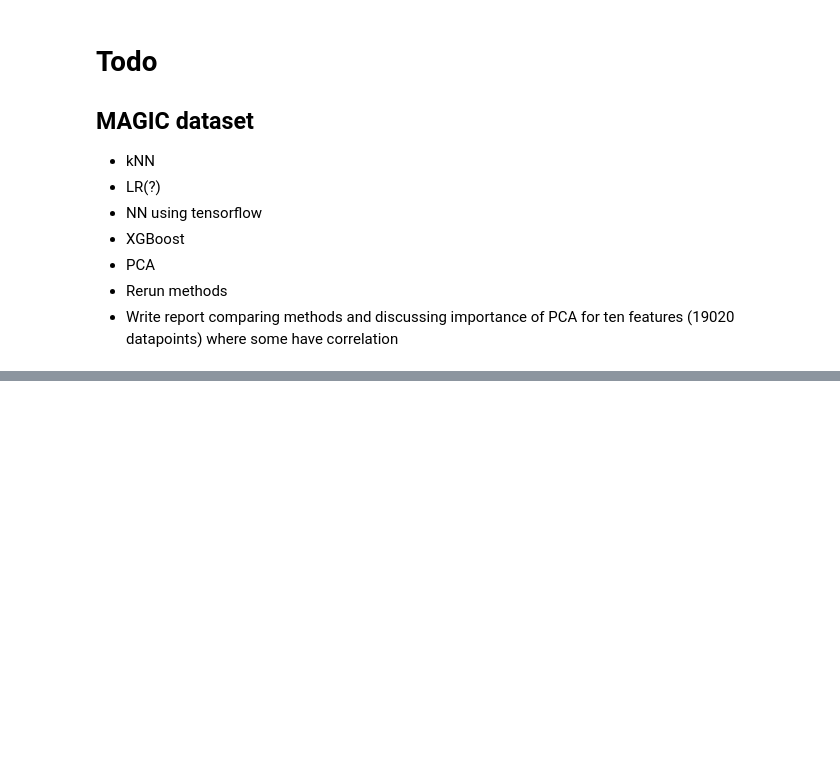
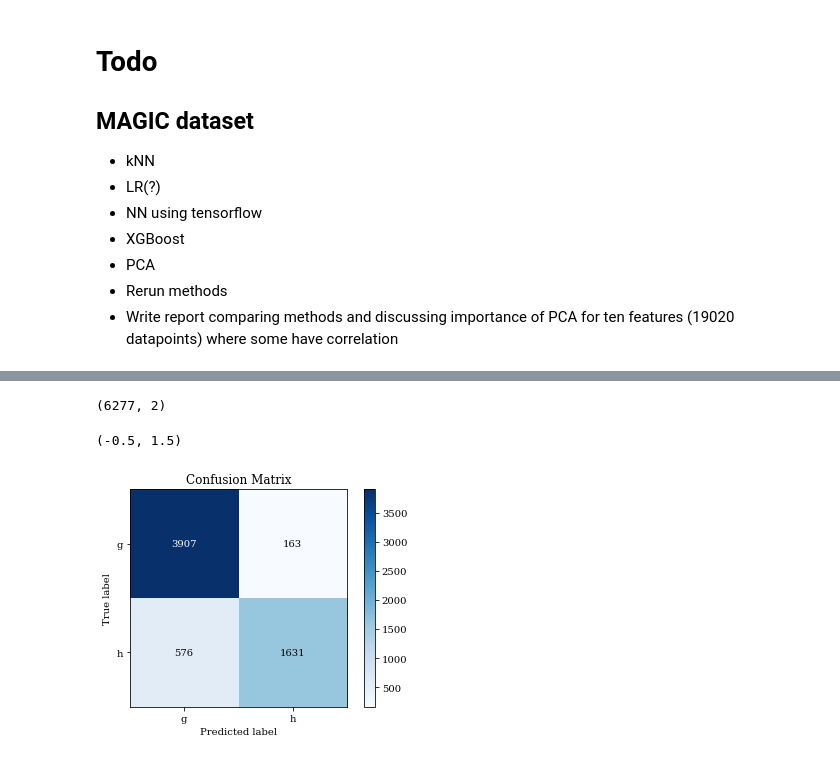
Before and after one commit to liseanh/FYS-STK4155-project3, a Jupyter notebook: Exploring data.ipynb, the cells around one changed output, grey strips where cells are left out. Cells and saved outputs as stored; diff of their text form; code cells hidden in the pictures; blank space fills up the shorter version.

```diff
--- a/Exploring data.ipynb
+++ b/Exploring data.ipynb
@@ -170,0 +176,12 @@ Best k = 5
+# %%
+X_train_split, X_validation, y_train_split, y_validation = sklms.train_test_split(
+    X_train, y_train, test_size=0.1
+)
+X_train_split = X_train_split.to_numpy()
+X_validation = X_validation.to_numpy()
+
+y_train_split = y_train_split.to_numpy()
+
+y_validation = y_validation.to_numpy()
+
+print(y_validation.shape, y_train_split.shape, X_validation.shape, X_train_split.shape)
@@ -170,0 +191,21 @@ Best k = 5
+# %%
+model = tf.keras.models.Sequential(
+    [
+        tf.keras.layers.Dense(200, activation="relu"),
+        tf.keras.layers.Dropout(0.2),
+        tf.keras.layers.Dense(100, activation="relu"),
+        tf.keras.layers.Dropout(0.2),
+        tf.keras.layers.Dense(2, activation="softmax"),
+    ]
+)
+model.compile(
+    optimizer="adam", loss="categorical_crossentropy",
+)
+
+model.fit(
+    X_train_split,
+    y_train_split,
+    epochs=50,
+    batch_size=200,
+    validation_data=(X_validation, y_validation),
+)
@@ -170,0 +232,15 @@ Best k = 5
+# %%
+y_pred_nn = model.predict_classes(X_test.to_numpy()).reshape(-1, 1)
+y_pred_nn = np.append(y_pred_nn == 0, y_pred_nn == 1, axis=1).astype(np.int)
+print(y_pred_nn.shape)
+
+
+sklplt.metrics.plot_confusion_matrix(
+    encoder.inverse_transform(y_test.to_numpy()), encoder.inverse_transform(y_pred_nn),
+)
+plt.ylim([1.5, -0.5])
+plt.xlim([-0.5, 1.5])
+# %% [output]
+(6277, 2)
+(-0.5, 1.5)
+[figure, added]
```
Also changed, not shown: parts of 8 cells of this notebook.
